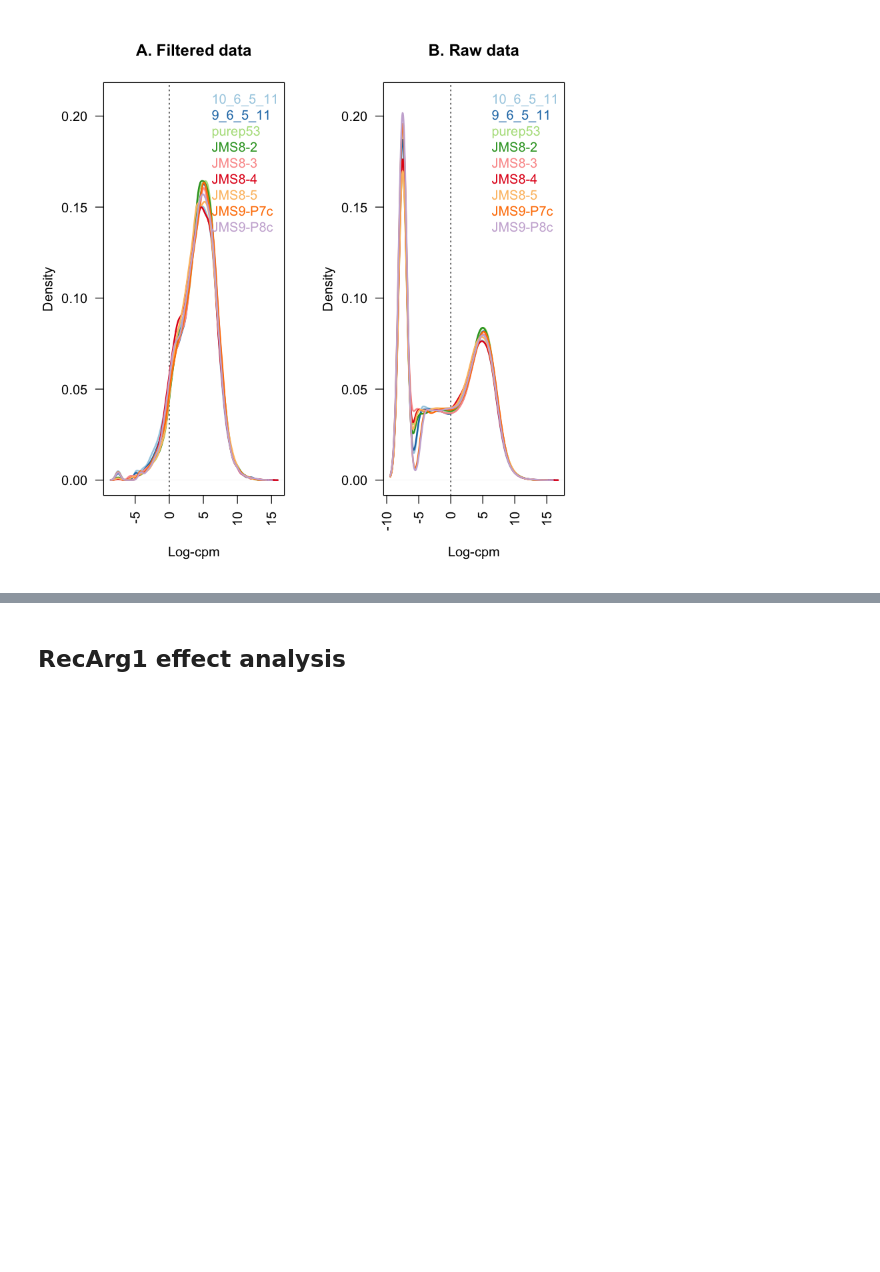
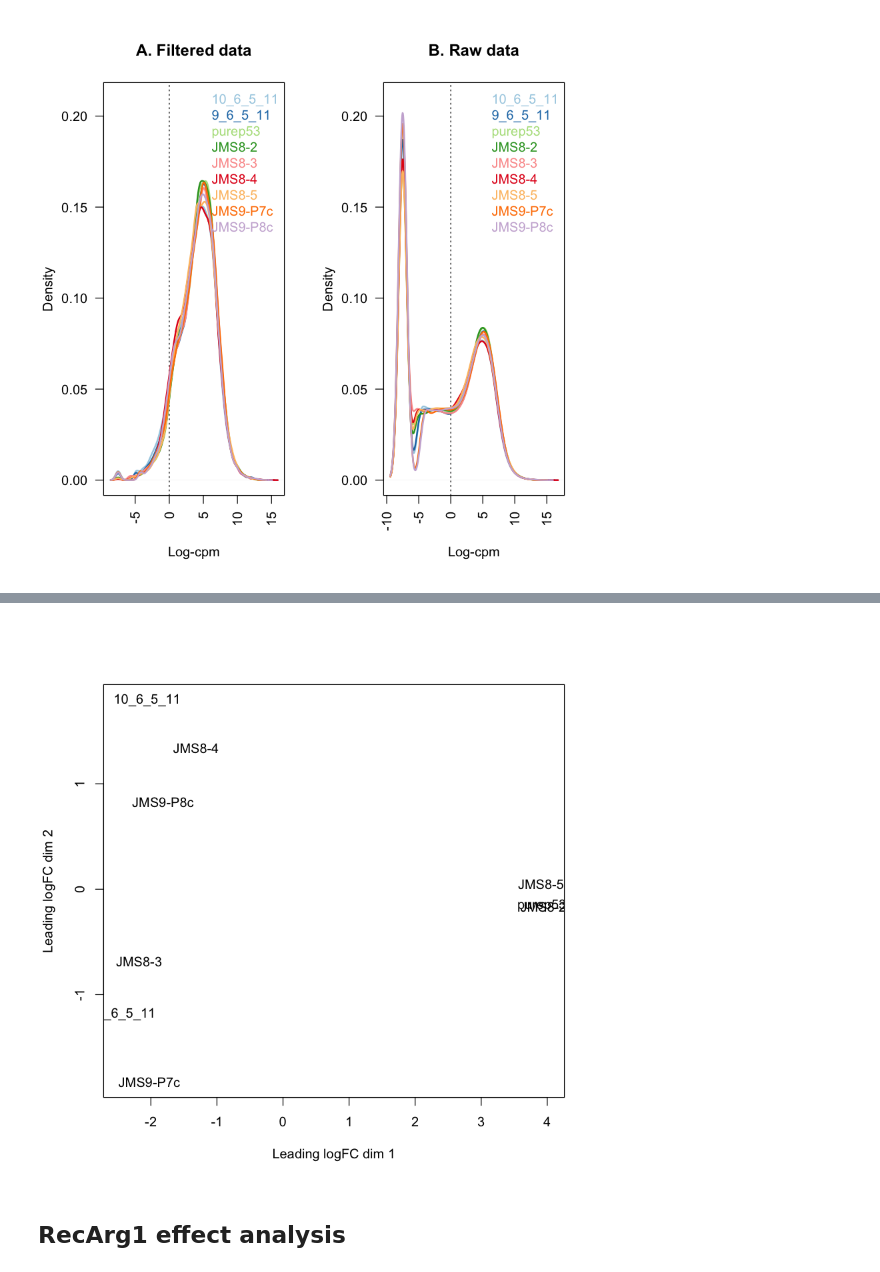
Before and after one commit to lvulliard/Brunner2019, a Jupyter notebook: RNA-DiffEq.ipynb, the cells around one changed output, grey strips where cells are left out. Drawn from its saved outputs; the diff is of its cells as text; code cells hidden in the pictures; blank space fills up the shorter version.

```diff
--- a/RNA-DiffEq.ipynb
+++ b/RNA-DiffEq.ipynb
@@ -175,3 +185,8 @@ legend("topright", samplenames, text.col=col, bty="n")
+# %%
+par(bg="white")
+plotMDS(x) # Three distinct groups (LP/ML/Basal)
+# %% [output]
+[figure, added]
 # %% [markdown]
 ## RecArg1 effect analysis
 # %%
```
Also changed, not shown: parts of 20 cells of this notebook.
